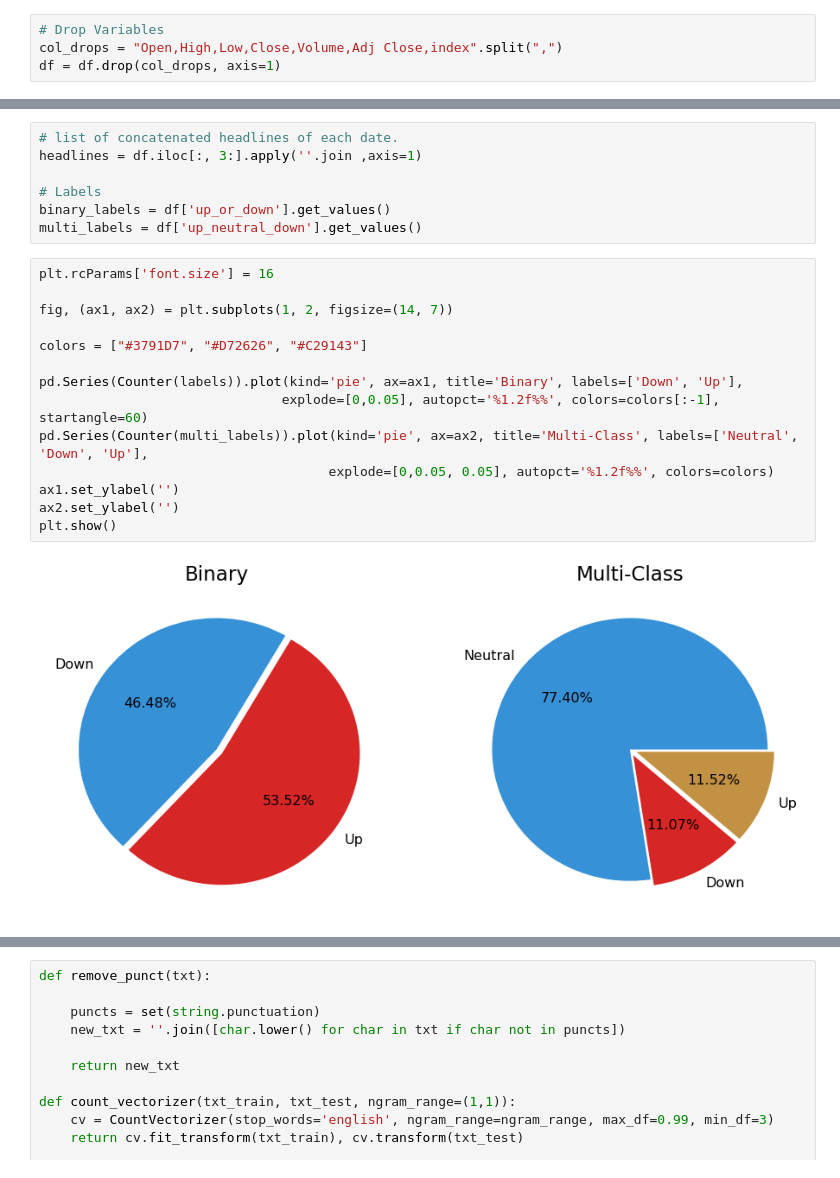
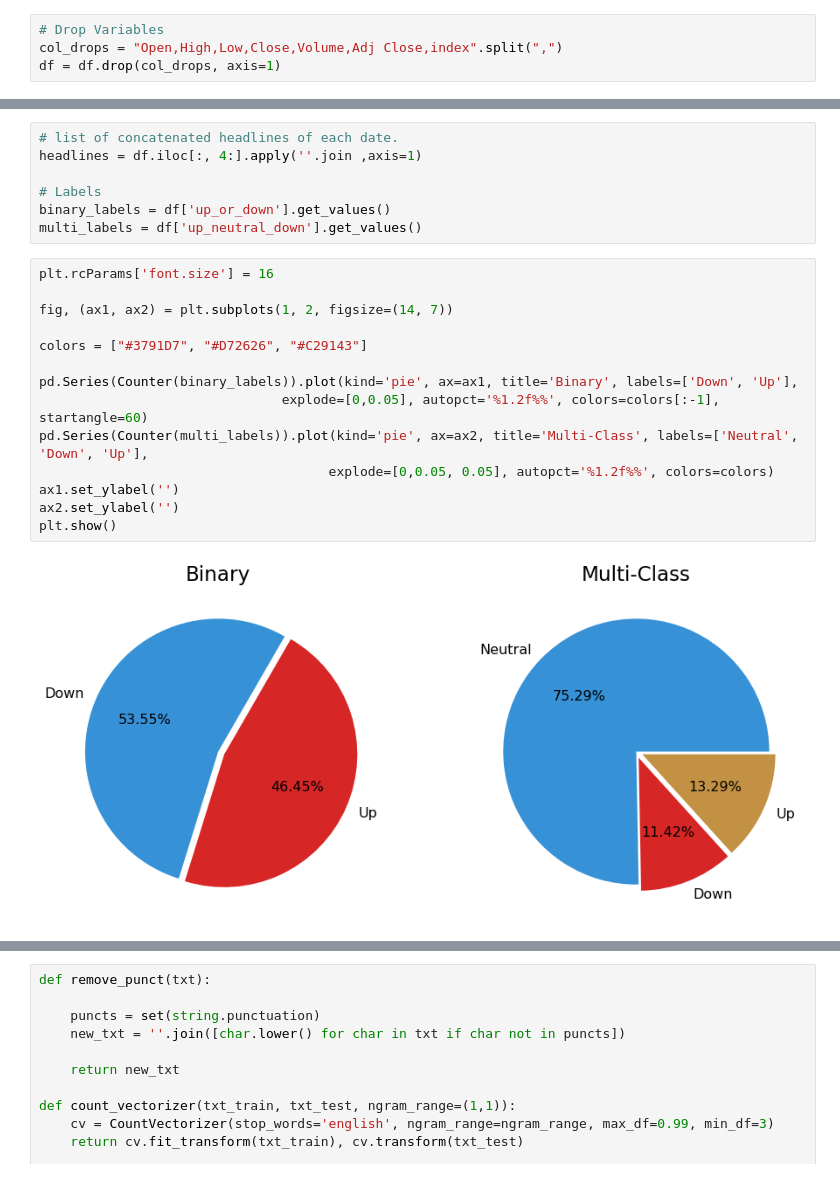
Before and after one commit to Kearlay/market_prediction, a Jupyter notebook: market_prediction_news.ipynb, the cells around one changed output, grey strips where cells are left out. Cells and saved outputs as stored; diff of their text form.

Commit message:
plots added

```diff
--- a/market_prediction_news.ipynb
+++ b/market_prediction_news.ipynb
@@ -242,6 +244,6 @@ df.head()
 # %%
 # list of concatenated headlines of each date.
-headlines = df.iloc[:, 3:].apply(''.join ,axis=1)
+headlines = df.iloc[:, 4:].apply(''.join ,axis=1)
 
 # Labels
 binary_labels = df['up_or_down'].get_values()
@@ -249,16 +251,16 @@ multi_labels = df['up_neutral_down'].get_values()
 # %%
 plt.rcParams['font.size'] = 16
 
 fig, (ax1, ax2) = plt.subplots(1, 2, figsize=(14, 7))
 
 colors = ["#3791D7", "#D72626", "#C29143"]
 
-pd.Series(Counter(labels)).plot(kind='pie', ax=ax1, title='Binary', labels=['Down', 'Up'],
+pd.Series(Counter(binary_labels)).plot(kind='pie', ax=ax1, title='Binary', labels=['Down', 'Up'],
                                explode=[0,0.05], autopct='%1.2f%%', colors=colors[:-1], startangle=60)
 pd.Series(Counter(multi_labels)).plot(kind='pie', ax=ax2, title='Multi-Class', labels=['Neutral', 'Down', 'Up'],
                                      explode=[0,0.05, 0.05], autopct='%1.2f%%', colors=colors)
 ax1.set_ylabel('')
 ax2.set_ylabel('')
 plt.show()
 # %% [output]
-[figure, old version]
+[figure, new version]
```
Also changed, not shown: parts of 31 cells of this notebook.
